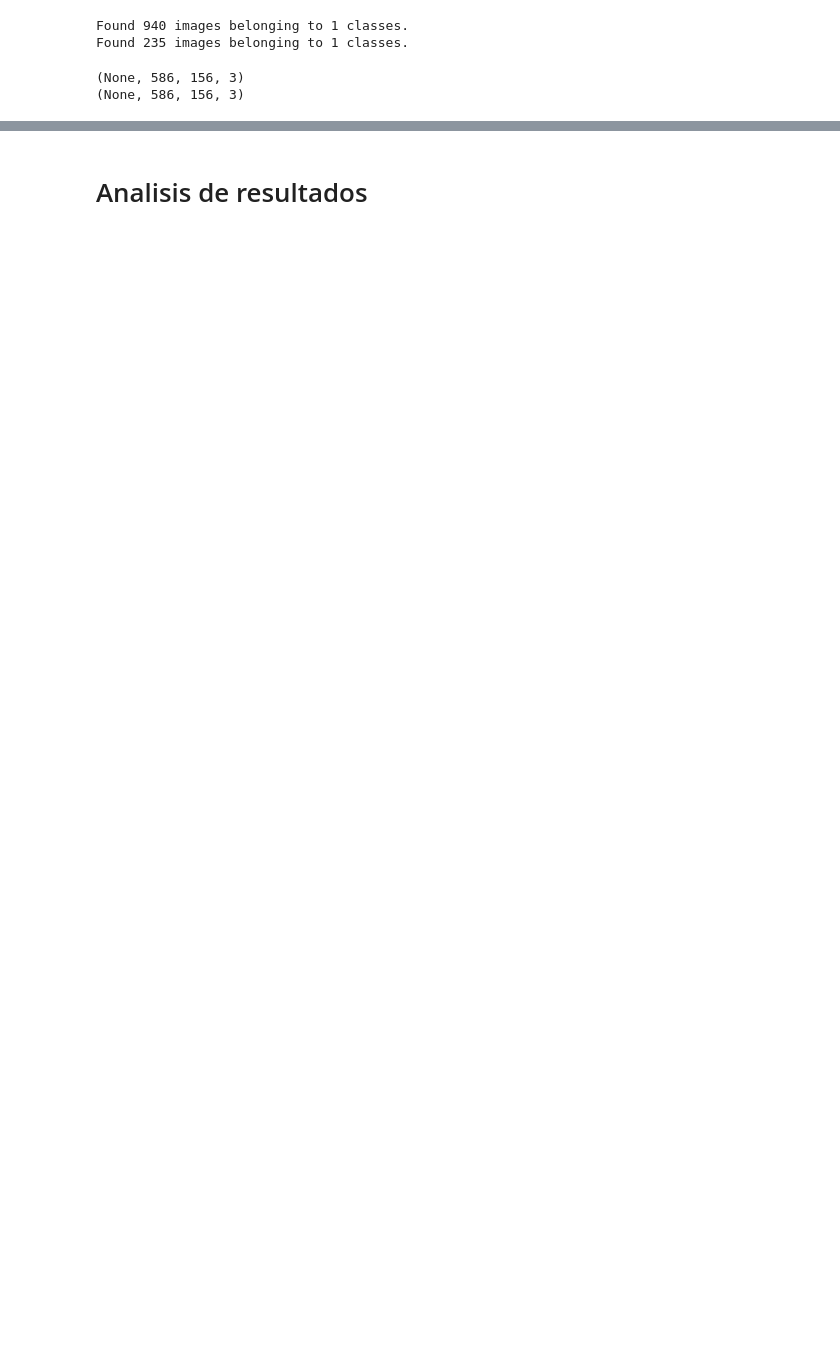
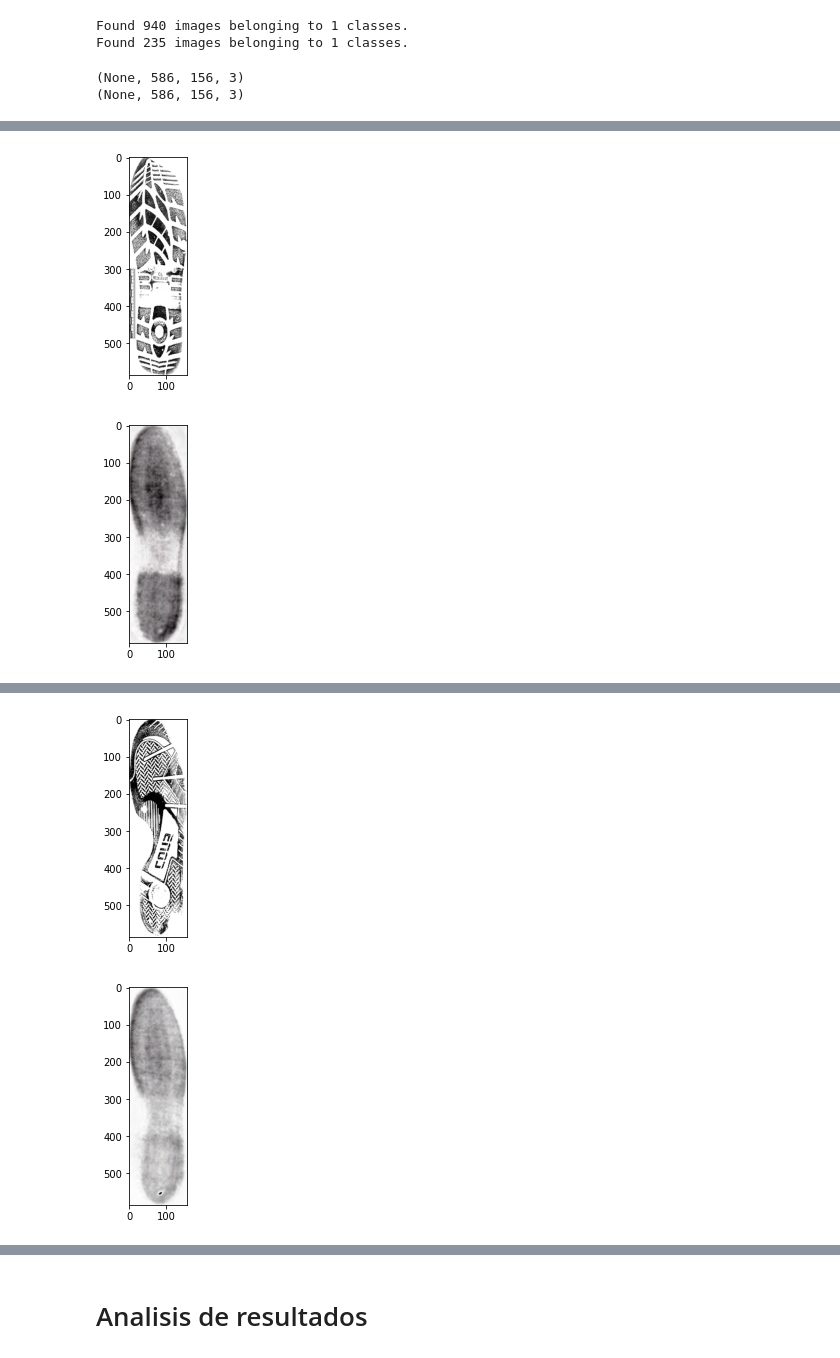
Before and after one commit to laurivsan/TFM_AI_2023, a Jupyter notebook: TFM_LauraRivera.ipynb, the cells around one changed output, grey strips where cells are left out. Saved outputs shown, nothing was run; the diff lists cells and outputs as text; code cells hidden in the pictures; blank space fills up the shorter version.

```diff
--- a/TFM_LauraRivera.ipynb
+++ b/TFM_LauraRivera.ipynb
@@ -1196,0 +1236,28 @@ Detected at node 'mean_squared_error/SquaredDifference' defined at (most recent
+# %%
+# Predict image function
+def predict_image(image_dir, autoencoder):
+  raw_image = load_img(image_dir, target_size=(img_height, img_width))
+  image = img_to_array(raw_image)
+  image = np.expand_dims(image, axis=0)
+  image = image / 255.0
+  pred = autoencoder.predict(image)
+  pred = pred * 255.0
+  pred = np.reshape(pred, (img_height, img_width, 3))
+  pred = array_to_img(pred)
+
+  return raw_image, pred
+# %%
+# Predict 3 images from training set
+train_imgs = training_set.filepaths[0:3]
+
+for i in train_imgs:
+  raw_image, pred_image = predict_image(i, autoencoder)
+
+  # Show original image
+  plt.imshow(raw_image)
+  plt.show()
+
+  # Show predicted image
+  plt.imshow(pred_image)
+  plt.show()
+# %% [output]
@@ -1196,0 +1265,2 @@ Detected at node 'mean_squared_error/SquaredDifference' defined at (most recent
+[figure, added]
+[figure, added]
@@ -1196,0 +1268,2 @@ Detected at node 'mean_squared_error/SquaredDifference' defined at (most recent
+[figure, added]
+[figure, added]
```
Also changed, not shown: parts of 7 cells of this notebook.
